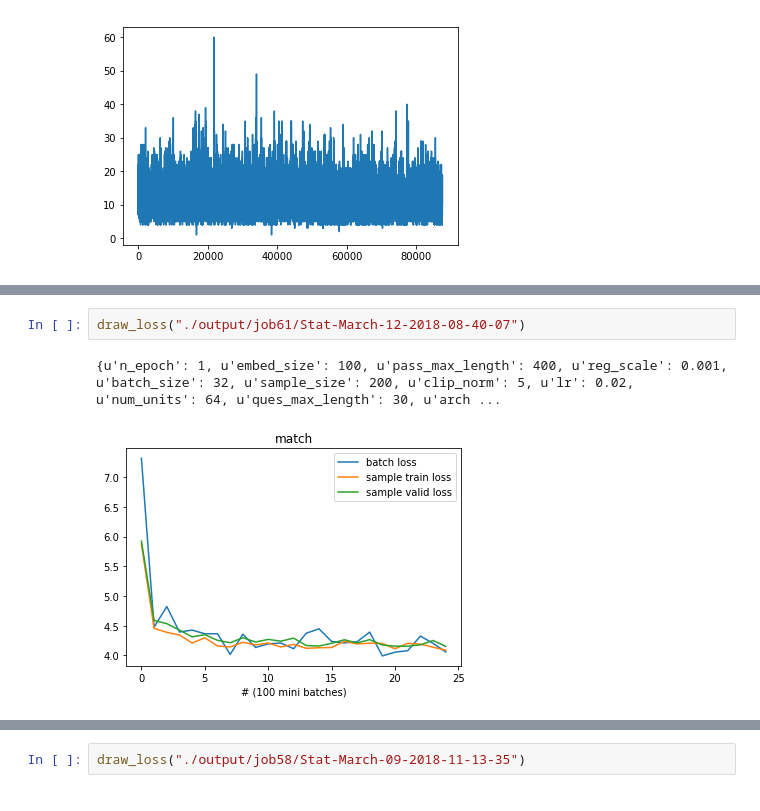
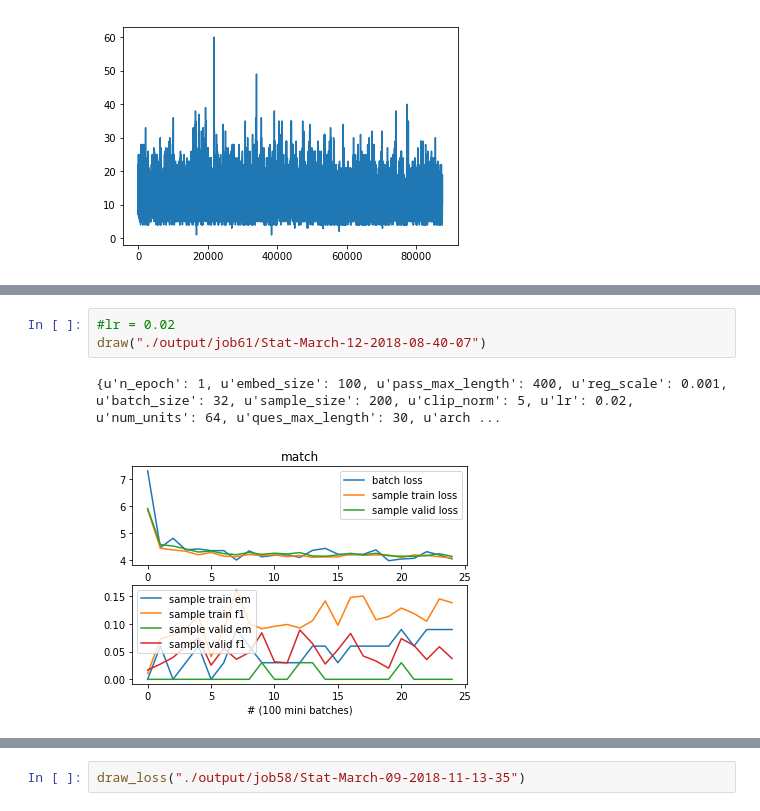
Before and after one commit to booooooooooooooo/297And8QuestionAnswer, a Jupyter notebook: implementation/dev/analysis.ipynb, the cells around one changed output, grey strips where cells are left out. Cells and saved outputs as stored; diff of their text form.

```diff
--- a/implementation/dev/analysis.ipynb
+++ b/implementation/dev/analysis.ipynb
@@ -107,5 +108,6 @@ draw_score("./output/job67/Stat-March-16-2018-04-41-33")
 # %%
-draw_loss("./output/job61/Stat-March-12-2018-08-40-07")
+#lr = 0.02
+draw("./output/job61/Stat-March-12-2018-08-40-07")
 # %% [output]
 {u'n_epoch': 1, u'embed_size': 100, u'pass_max_length': 400, u'reg_scale': 0.001, u'batch_size': 32, u'sample_size': 200, u'clip_norm': 5, u'lr': 0.02, u'num_units': 64, u'ques_max_length': 30, u'arch ...
-[figure, old version]
+[figure, new version]
```
Also changed, not shown: parts of 23 cells of this notebook, 2 other files.
